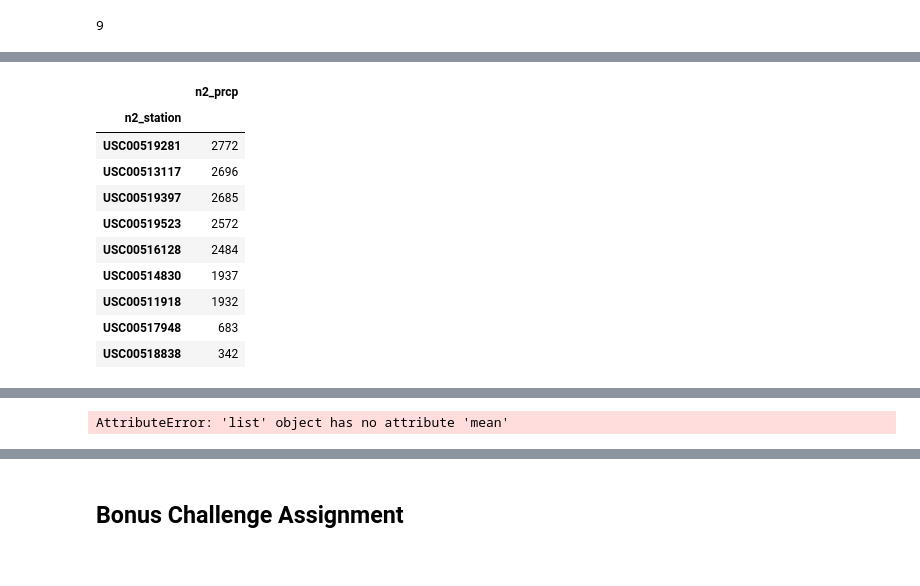
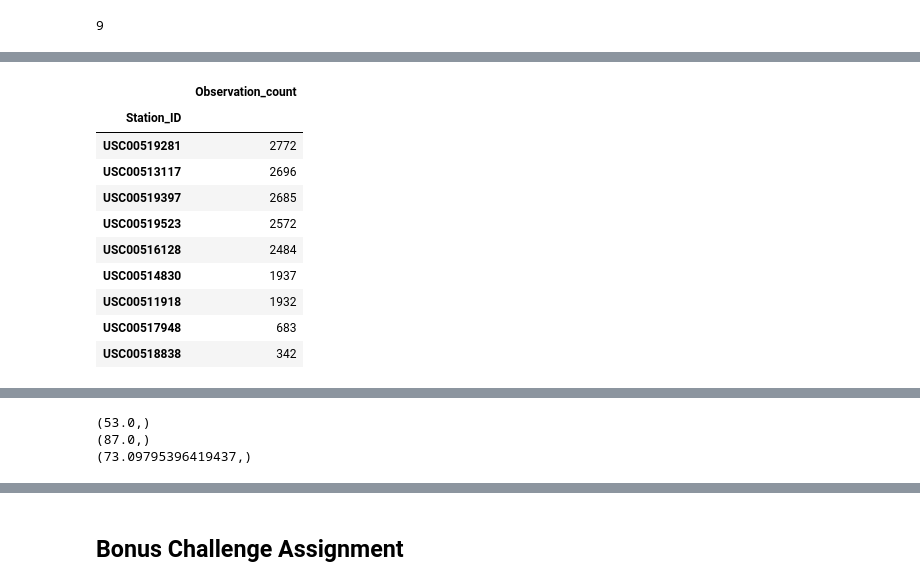
Before and after one commit to jtslater2/JTS-HW10-SQLAlchemy, a Jupyter notebook: climate_starter-jts.ipynb, the cells around one changed output, grey strips where cells are left out. Cells and saved outputs as stored; diff of their text form; code cells hidden in the pictures.

```diff
--- a/climate_starter-jts.ipynb
+++ b/climate_starter-jts.ipynb
@@ -304,26 +311,22 @@ results3
 # %%
 # What are the most active stations? (i.e. what stations have the most rows)?
 
-n2_station = [result[0] for result in results3]
+Station_ID = [result[0] for result in results3]
 #n_tobs = [int(result[1]) for result in results]
-n2_prcp = [result[1] for result in results3]
+Observation_count = [result[1] for result in results3]
 
-df3 = pd.DataFrame(results3, columns=['n2_station','n2_prcp'])
+df3 = pd.DataFrame(results3, columns=['Station_ID','Observation_count'])
 
-df3.set_index('n2_station', inplace=True, )
+df3.set_index('Station_ID', inplace=True, )
 df3.head(10)
-df4 = df3.groupby(['n2_station']).count()
-df4 = df4.sort_values("n2_prcp", ascending = False)
+df4 = df3.groupby(['Station_ID']).count()
+df4 = df4.sort_values("Observation_count", ascending = False)
 df4
 
-
-#----  group-by & .count
-#---- List the stations and the counts in descending order.
-#---- add order chain - highest one first
-USC00519281
+#USC00519281
 # %% [output]
-|  | n2_prcp |
-| n2_station |  |
+|  | Observation_count |
+| Station_ID |  |
 | USC00519281 | 2772 |
 | USC00513117 | 2696 |
 | USC00519397 | 2685 |
@@ -360,10 +364,19 @@ results5
  ('USC00519281', 76.0),
  ('USC00519281', 76.0),
  ('USC00519281', 79.0)]
-# %%
-results5.mean()
-# %% [output]
-AttributeError: 'list' object has no attribute 'mean'
+# %%
+ltemp = session.query(func.min(Measurement.tobs)).first()
+htemp = session.query(func.max(Measurement.tobs)).first()
+atemp = session.query(func.avg(Measurement.tobs)).first()
+
+
+print(ltemp)
+print(htemp)
+print(atemp)
+# %% [output]
+(53.0,)
+(87.0,)
+(73.09795396419437,)
 # %%
 # Using the station id from the previous query, calculate the lowest temperature recorded,
 # highest temperature recorded, and average temperature of the most active station?
```
Also changed, not shown: parts of 12 cells of this notebook.
